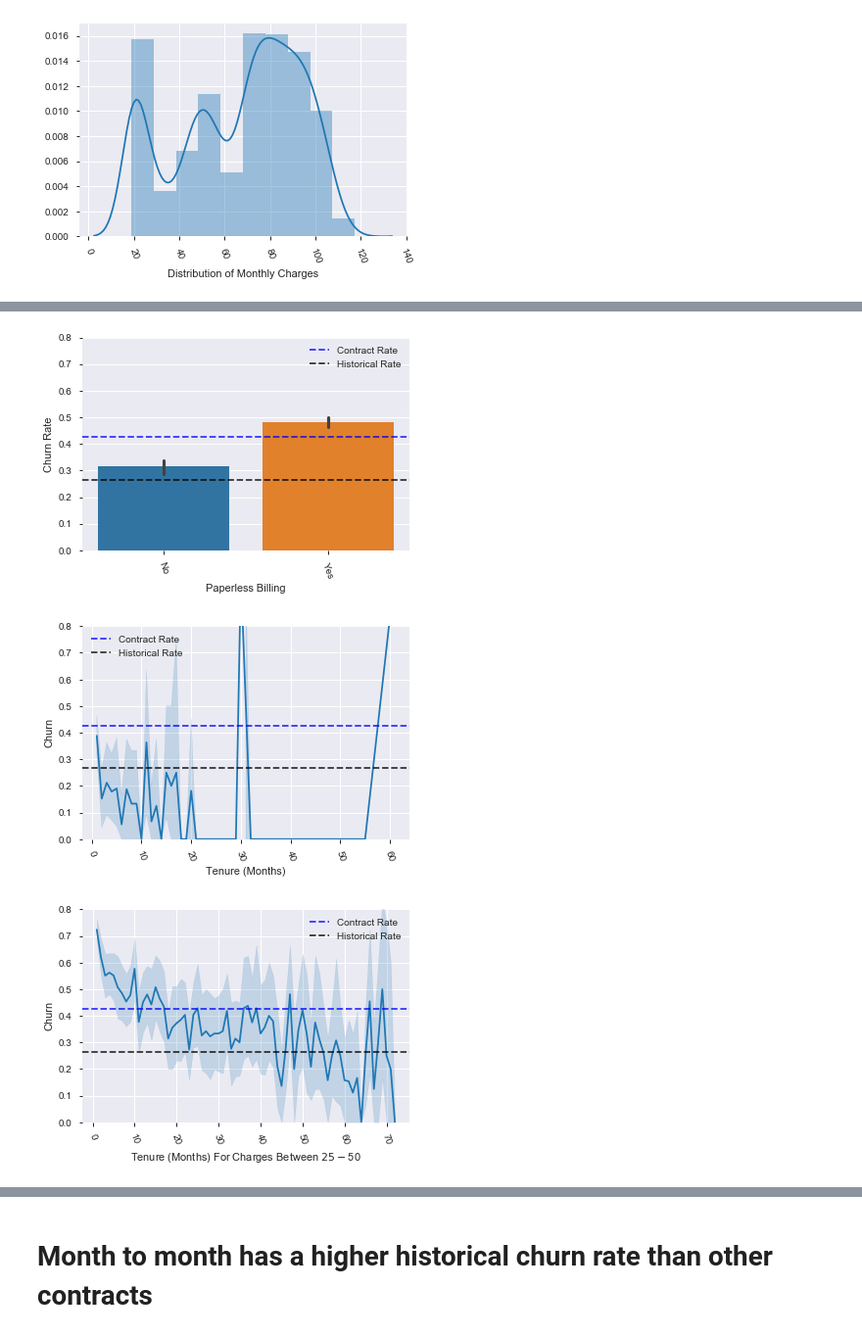
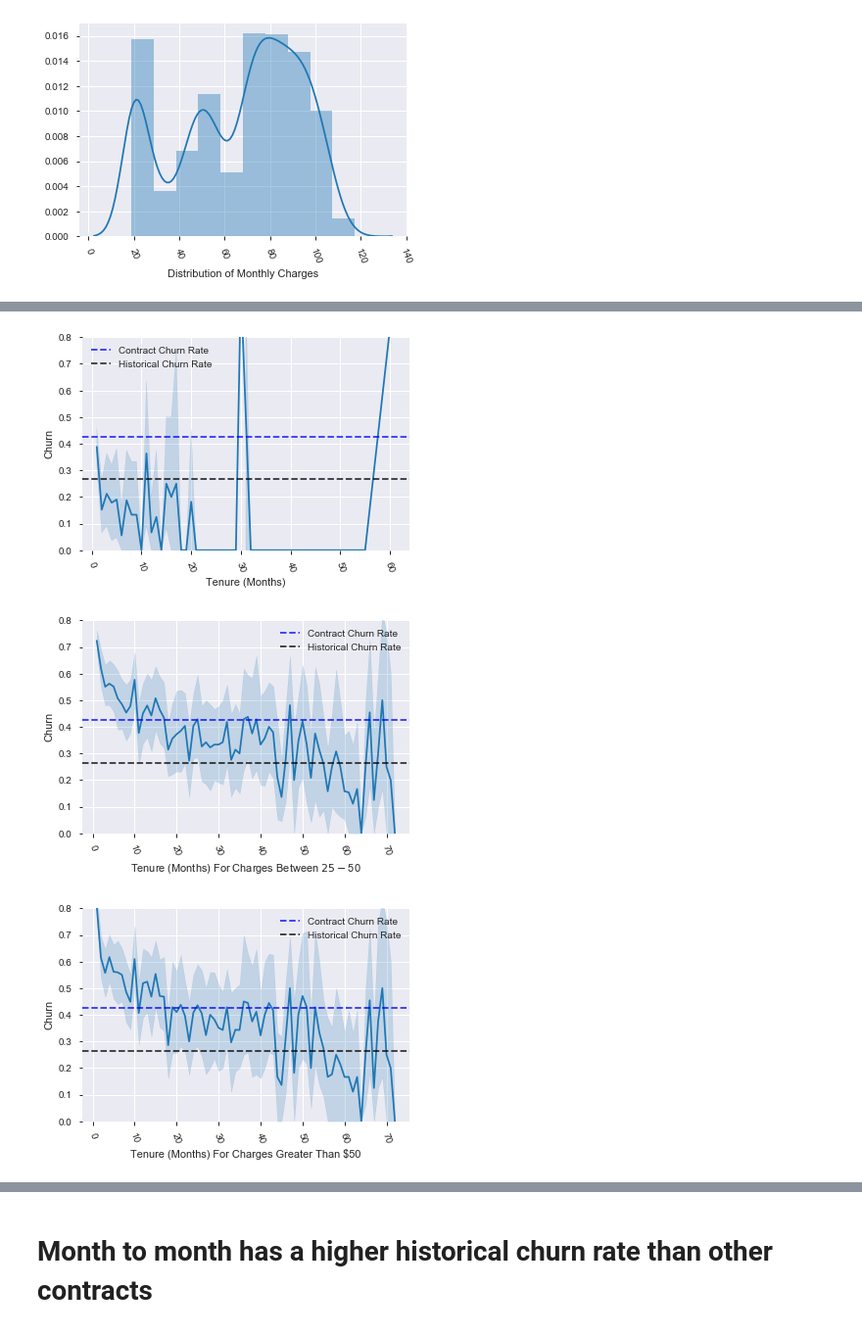
Before and after one commit to Padraic-Doran/classification_project, a Jupyter notebook: telco_class_project.ipynb, the cells around one changed output, grey strips where cells are left out. Shown at 98% size. Cells and saved outputs as stored; diff of their text form; code cells hidden in the pictures.

```diff
--- a/telco_class_project.ipynb
+++ b/telco_class_project.ipynb
@@ -630,39 +756,39 @@ plt.show()
 # %%
-fig = sns.barplot(x="e_paperless_billing", y='e_churn', data=monthtomonth)
-fig.set_xticklabels(['No', 'Yes'])
-plt.ylabel('Churn Rate')
+fig = sns.lineplot(x='tenure', y='e_churn', data=cheapmtm)
+# fig.set_xticklabels(['No', 'Yes'])
+fig.set(ylabel='Churn')
 plt.ylim(0, .8)
-plt.xlabel('Paperless Billing')
-plt.axhline(mtmchurn_rate,alpha =.8, label="Contract Rate", ls='--', color = 'blue')
-plt.axhline(churn_rate, alpha = .8, label='Historical Rate', ls='--', color='black')
+fig.set(xlabel='Tenure (Months)')
+plt.axhline(mtmchurn_rate,alpha =.8, label="Contract Churn Rate", ls='--', color = 'blue')
+plt.axhline(churn_rate, alpha = .8, label='Historical Churn Rate', ls='--', color='black')
 plt.xticks(rotation=-70)
 plt.legend()
 plt.show()
 # %% [output]
-[figure, old version]
+[figure, new version]
 # %%
-fig = sns.lineplot(x='tenure', y='e_churn', data=cheapmtm)
+fig = sns.lineplot(x='tenure', y='e_churn', data=midtiermtm)
 # fig.set_xticklabels(['No', 'Yes'])
-plt.ylabel('Churn')
+fig.set(ylabel='Churn')
 plt.ylim(0, .8)
-plt.xlabel('Tenure (Months)')
-plt.axhline(mtmchurn_rate,alpha =.8, label="Contract Rate", ls='--', color = 'blue')
-plt.axhline(churn_rate, alpha = .8, label='Historical Rate', ls='--', color='black')
+fig.set(xlabel='Tenure (Months) For Charges Between $25 -$50')
+plt.axhline(mtmchurn_rate,alpha =.8, label="Contract Churn Rate", ls='--', color = 'blue')
+plt.axhline(churn_rate, alpha = .8, label='Historical Churn Rate', ls='--', color='black')
 plt.xticks(rotation=-70)
 plt.legend()
 plt.show()
 # %% [output]
-[figure, old version]
+[figure, new version]
 # %%
-fig = sns.lineplot(x='tenure', y='e_churn', data=midtiermtm)
+fig = sns.lineplot(x='tenure', y='e_churn', data=priceymtm)
 # fig.set_xticklabels(['No', 'Yes'])
-plt.ylabel('Churn')
+fig.set(ylabel='Churn')
 plt.ylim(0, .8)
-plt.xlabel('Tenure (Months) For Charges Between $25 -$50')
-plt.axhline(mtmchurn_rate,alpha =.8, label="Contract Rate", ls='--', color = 'blue')
-plt.axhline(churn_rate, alpha = .8, label='Historical Rate', ls='--', color='black')
+fig.set(xlabel='Tenure (Months) For Charges Greater Than $50')
+plt.axhline(mtmchurn_rate,alpha =.8, label="Contract Churn Rate", ls='--', color = 'blue')
+plt.axhline(churn_rate, alpha = .8, label='Historical Churn Rate', ls='--', color='black')
 plt.xticks(rotation=-70)
 plt.legend()
 plt.show()
 # %% [output]
-[figure, old version]
+[figure, new version]
```
Also changed, not shown: parts of 77 cells of this notebook, 4 other files.
